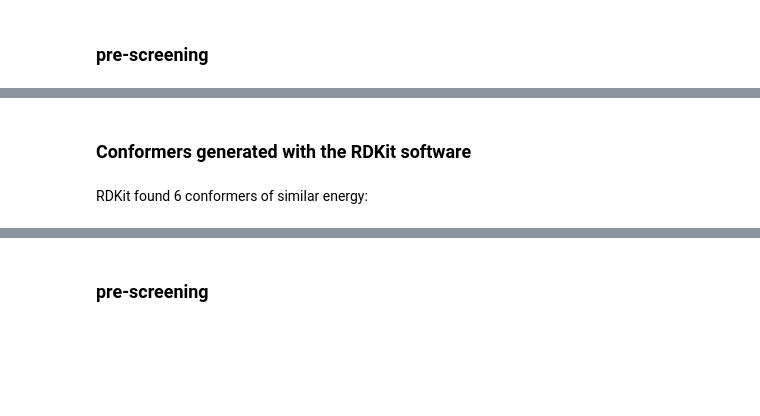
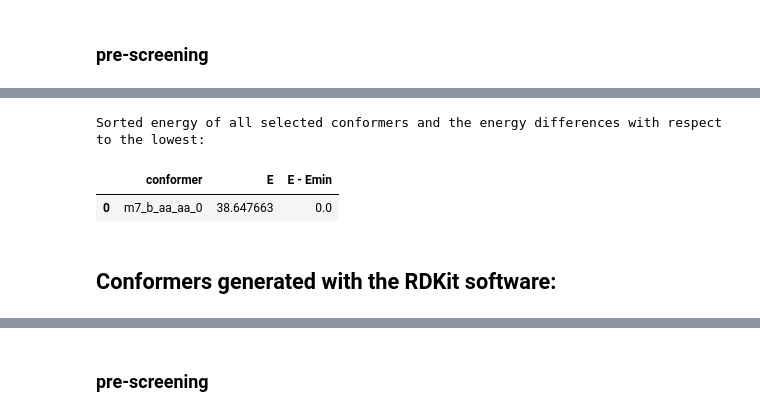
Before and after one commit to gosiao/icho-notebooks, a Jupyter notebook: conformers_m7.ipynb, the cells around one changed output, grey strips where cells are left out. Drawn from its saved outputs; the diff is of its cells as text; code cells hidden in the pictures; blank space fills up the shorter version.

```diff
--- a/conformers_m7.ipynb
+++ b/conformers_m7.ipynb
@@ -253,0 +254,33 @@ p_b.show()
+# %%
+# 1. calculate the similarity matrix between all pairs of conformers and sort its elements from the lowest
+# (the most similar structures) to the largest values (the most different structures)
+similarity_matrix_b = make_similarity_matrix(allmol_m7_b)
+similarity_matrix_b_sorted = sorted(similarity_matrix_b.items(), key=lambda x: x[1])
+
+# 2. remove duplicates:
+# for all pairs of structures, for which the similarity value is lower than threshold ("similarity_thresh"),
+# compare energies; then if the energies are similar (controlled by the "energy_thresh"),
+#then remove the one with higher energy
+
+to_be_deleted = []
+similarity_thresh = 1.0 # Angstrom
+energy_thresh     = 5 # kcal/mol (Balloon original threshold used for conformer generation is 25 kcal/mol)
+
+for pair in similarity_matrix_b_sorted:
+    if pair[1] < similarity_thresh:
+        conf1 = pair[0][0]
+        conf2 = pair[0][1]
+        if abs(energy_m7_b[conf1] - energy_m7_b[conf2]) < energy_thresh:
+            #print("conf1, conf2, E(conf1), E(conf2) = ", conf1, conf2, energy_m7_b[conf1], energy_m7_b[conf2])
+            if energy_m7_b[conf1] < energy_m7_b[conf2]:
+                to_be_deleted.append(conf2)
+            else:
+                to_be_deleted.append(conf1)
+
+for mol in to_be_deleted:
+    print("to_be_deleted: ", mol)
+    to_be_deleted_keys = list(k for k in similarity_matrix_b.keys() if mol in k)
+    for k in to_be_deleted_keys:
+        del similarity_matrix_b[k]
+    allmol_m7_b.pop(mol, None)
+    energy_m7_b.pop(mol, None)
@@ -254,4 +319,17 @@ p_b.show()
+# %%
+print("Sorted energy of all selected conformers and the energy differences with respect to the lowest:")
+energy_sorted = sorted(energy_m7_b.items(), key=lambda x: x[1])
+energy_diff = []
+e_min = energy_sorted[0][1]
+for e in energy_sorted:
+    e_diff = e[1] - e_min
+    energy_diff.append([e[0], e[1], e_diff])
+
+e_df = pd.DataFrame(energy_diff, columns=["conformer", "E", "E - Emin"])
+e_df
+# %% [output]
+Sorted energy of all selected conformers and the energy differences with respect to the lowest:
+|  | conformer | E | E - Emin |
+| 0 | m7_b_aa_aa_0 | 38.647663 | 0.0 |
 # %% [markdown]
-### Conformers generated with the RDKit software
+## Conformers generated with the RDKit software:
-# %% [markdown]
-RDKit found 6 conformers of similar energy:
```
Also changed, not shown: parts of 61 cells of this notebook, 2 other files.
